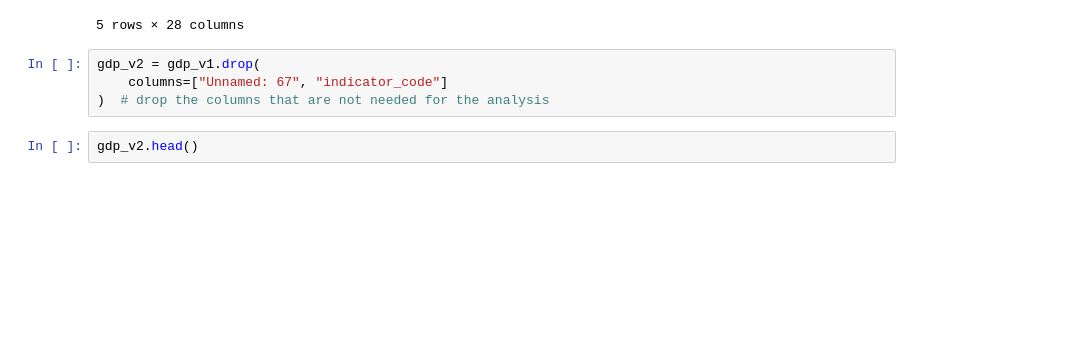
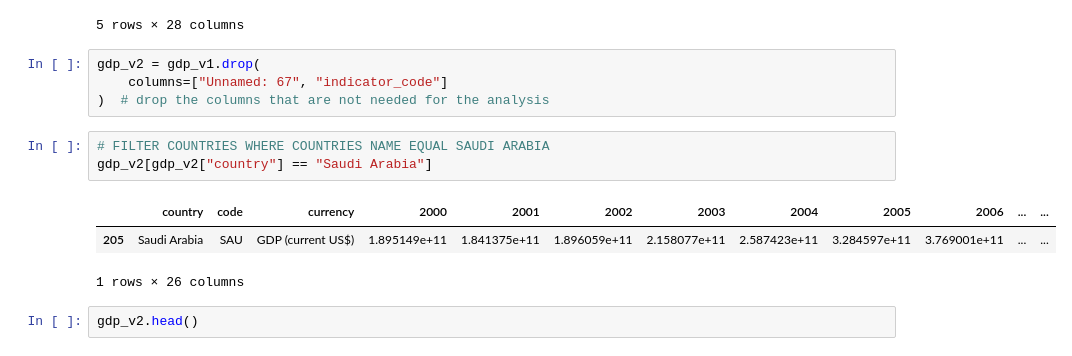
Before and after one commit to amzatr886/crude-prosperity, a Jupyter notebook: notebook/02-clean.ipynb, the cells around one changed output. Drawn from its saved outputs; the diff is of its cells as text; blank space fills up the shorter version.

```diff
--- a/notebook/02-clean.ipynb
+++ b/notebook/02-clean.ipynb
@@ -56,6 +58,13 @@ gdp_v1.head()
 gdp_v2 = gdp_v1.drop(
     columns=["Unnamed: 67", "indicator_code"]
 )  # drop the columns that are not needed for the analysis
+# %%
+# FILTER COUNTRIES WHERE COUNTRIES NAME EQUAL SAUDI ARABIA
+gdp_v2[gdp_v2["country"] == "Saudi Arabia"]
+# %% [output]
+|  | country | code | currency | 2000 | 2001 | 2002 | 2003 | 2004 | 2005 | 2006 | ... | ... |
+| 205 | Saudi Arabia | SAU | GDP (current US$) | 1.895149e+11 | 1.841375e+11 | 1.896059e+11 | 2.158077e+11 | 2.587423e+11 | 3.284597e+11 | 3.769001e+11 | ... | ... |
+1 rows × 26 columns
 # %%
 gdp_v2.head()
 # %% [output]
```
Also changed, not shown: parts of 8 cells of this notebook.
